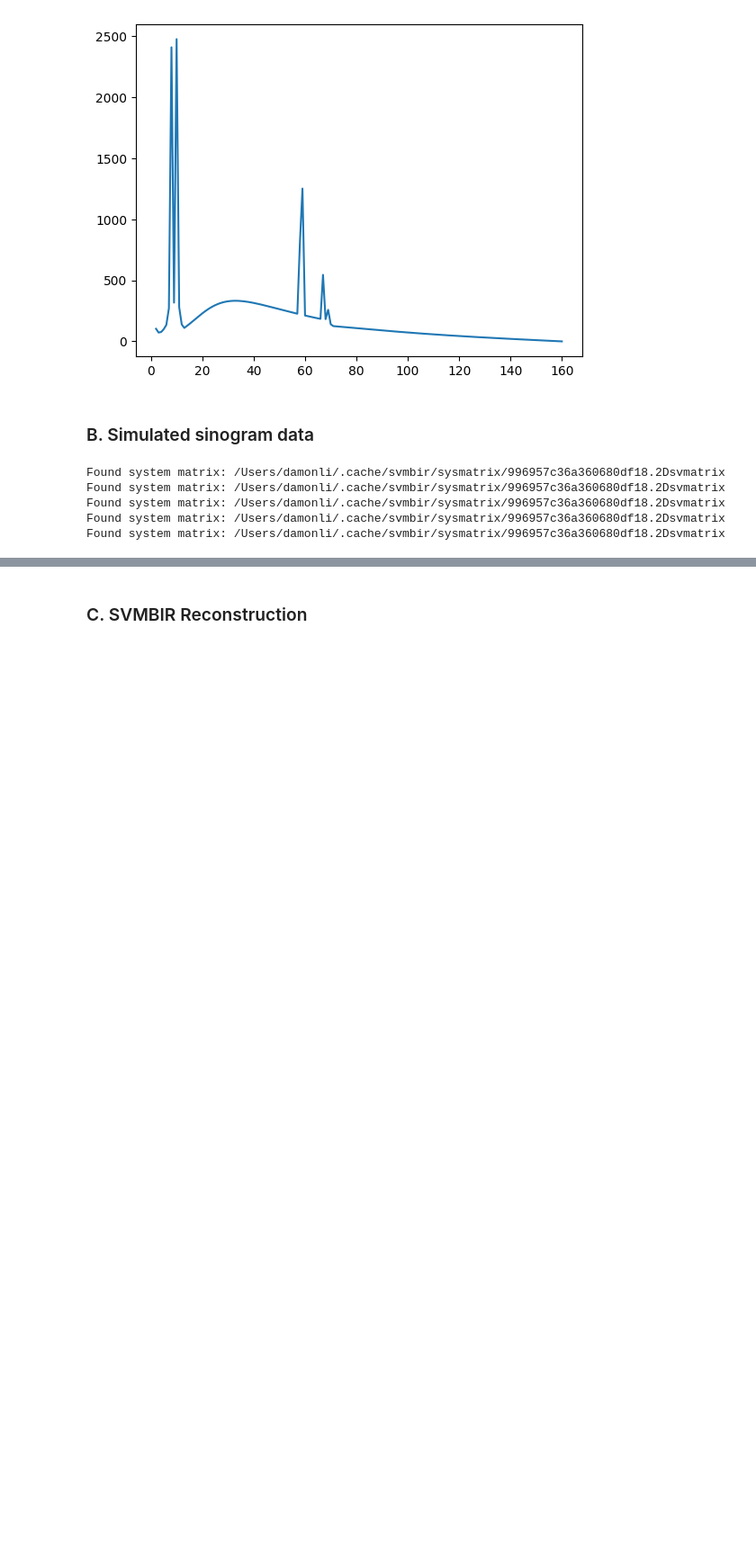
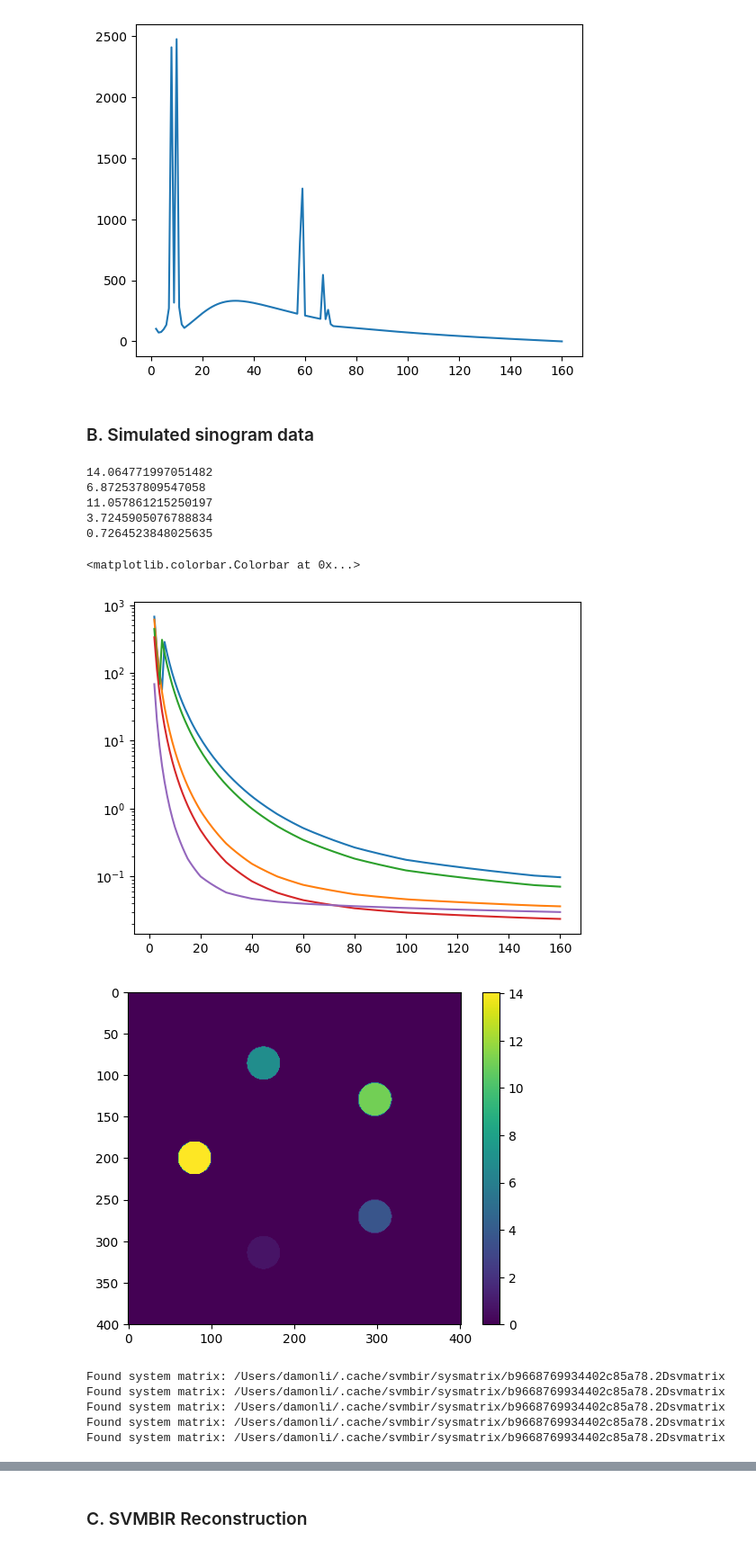
Before and after one commit to cabouman/xcal, a Jupyter notebook: examples/notebook/obj_detection.ipynb, the cells around one changed output, grey strips where cells are left out. Shown at 90% size. Cells and saved outputs as stored; diff of their text form; code cells hidden in the pictures; blank space fills up the shorter version.

```diff
--- a/examples/notebook/obj_detection.ipynb
+++ b/examples/notebook/obj_detection.ipynb
@@ -25,25 +25,43 @@ plt.plot(energies, src_spec)
 [figure]
 # %% [markdown]
 ### B. Simulated sinogram data
+# %%
+from xspec.phantom import generate_circle_masks
+from xspec.chem_consts import get_lin_att_c_vs_E
+from xspec.chem_consts._periodictabledata import density
+from xspec import calc_forward_matrix
+
+# Get masks list
+cylinder_masks = generate_circle_masks(20, psize, 5, 6, 1)
+cylinder_masks = [mask[np.newaxis] for mask in cylinder_masks]
+
+# Get LAC
+materials = ['V', 'Al', 'Ti', 'Mg', 'C']
+mat_density = [density['%s' % formula] for formula in materials]
+lac_vs_E_list = []
+a = np.zeros(cylinder_masks[0].shape)
+for i in range(len(materials)):
+    formula = materials[i]
+    den = mat_density[i]
+    lac_vs_E = get_lin_att_c_vs_E(den, formula, energies)
+    lac_vs_E_list.append(lac_vs_E)
+    plt.plot(energies, lac_vs_E)
+    print(np.mean(lac_vs_E))
+    a += cylinder_masks[i]*np.mean(lac_vs_E)
+plt.yscale('log')
+plt.figure(2)
+plt.imshow(a[0])
+plt.colorbar()
+# %% [output]
+14.064771997051482
+6.872537809547058
+11.057861215250197
+3.7245905076788834
+0.7264523848025635
+<matplotlib.colorbar.Colorbar at 0x...>
+[figure, added]
+[figure, added]
 # %%
-from xspec.phantom import generate_circle_masks
-from xspec.chem_consts import get_lin_att_c_vs_E
-from xspec.chem_consts._periodictabledata import density
-from xspec import calc_forward_matrix
-
-# Get masks list
-cylinder_masks = generate_circle_masks(20, psize, 5, 6, 1)
-cylinder_masks = [mask[np.newaxis] for mask in cylinder_masks]
-
-# Get LAC
-materials = ['V', 'Al', 'Ti', 'Mg', 'C']
-mat_density = [density['%s' % formula] for formula in materials]
-lac_vs_E_list = []
-for i in range(len(materials)):
-    formula = materials[i]
-    den = mat_density[i]
-    lac_vs_E_list.append(get_lin_att_c_vs_E(den, formula, energies))
-
 # Get forward projector.
 import svmbir
 
@@ -76,7 +94,7 @@ class fw_projector:
         projections = svmbir.project(mask, self.angles, self.num_channels) * self.delta_pixel
         return projections
 
-angles = np.linspace(-np.pi/2, np.pi, 200, endpoint=False)
+angles = np.linspace(-np.pi/2, np.pi/2, 200, endpoint=False)
 projector = fw_projector(angles, num_channels=cylinder_masks[0].shape[-1], delta_pixel=psize)
 
 # Calculate forward matrix
@@ -86,8 +104,8 @@ spec_F = calc_forward_matrix(cylinder_masks, lac_vs_E_list, projector)
 trans = np.trapz(spec_F*norm_src_spec, energies, axis=-1)
 sino = np.clip(-np.log(trans),0, np.inf)
 # %% [output]
-Found system matrix: /Users/damonli/.cache/svmbir/sysmatrix/996957c36a360680df18.2Dsvmatrix
-Found system matrix: /Users/damonli/.cache/svmbir/sysmatrix/996957c36a360680df18.2Dsvmatrix
-Found system matrix: /Users/damonli/.cache/svmbir/sysmatrix/996957c36a360680df18.2Dsvmatrix
-Found system matrix: /Users/damonli/.cache/svmbir/sysmatrix/996957c36a360680df18.2Dsvmatrix
-Found system matrix: /Users/damonli/.cache/svmbir/sysmatrix/996957c36a360680df18.2Dsvmatrix
+Found system matrix: /Users/damonli/.cache/svmbir/sysmatrix/b9668769934402c85a78.2Dsvmatrix
+Found system matrix: /Users/damonli/.cache/svmbir/sysmatrix/b9668769934402c85a78.2Dsvmatrix
+Found system matrix: /Users/damonli/.cache/svmbir/sysmatrix/b9668769934402c85a78.2Dsvmatrix
+Found system matrix: /Users/damonli/.cache/svmbir/sysmatrix/b9668769934402c85a78.2Dsvmatrix
+Found system matrix: /Users/damonli/.cache/svmbir/sysmatrix/b9668769934402c85a78.2Dsvmatrix
```
Also changed, not shown: parts of 3 cells of this notebook, 4 other files.
